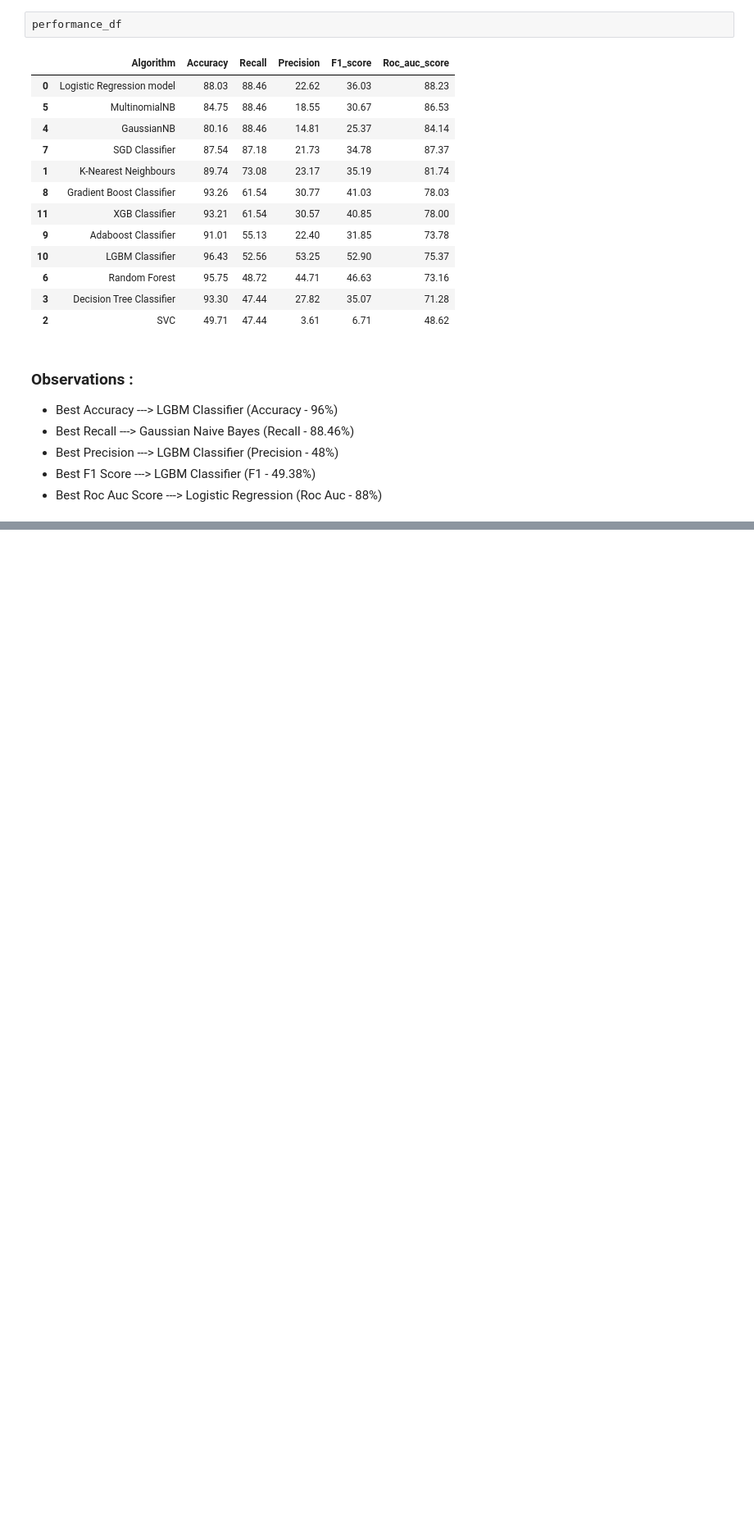
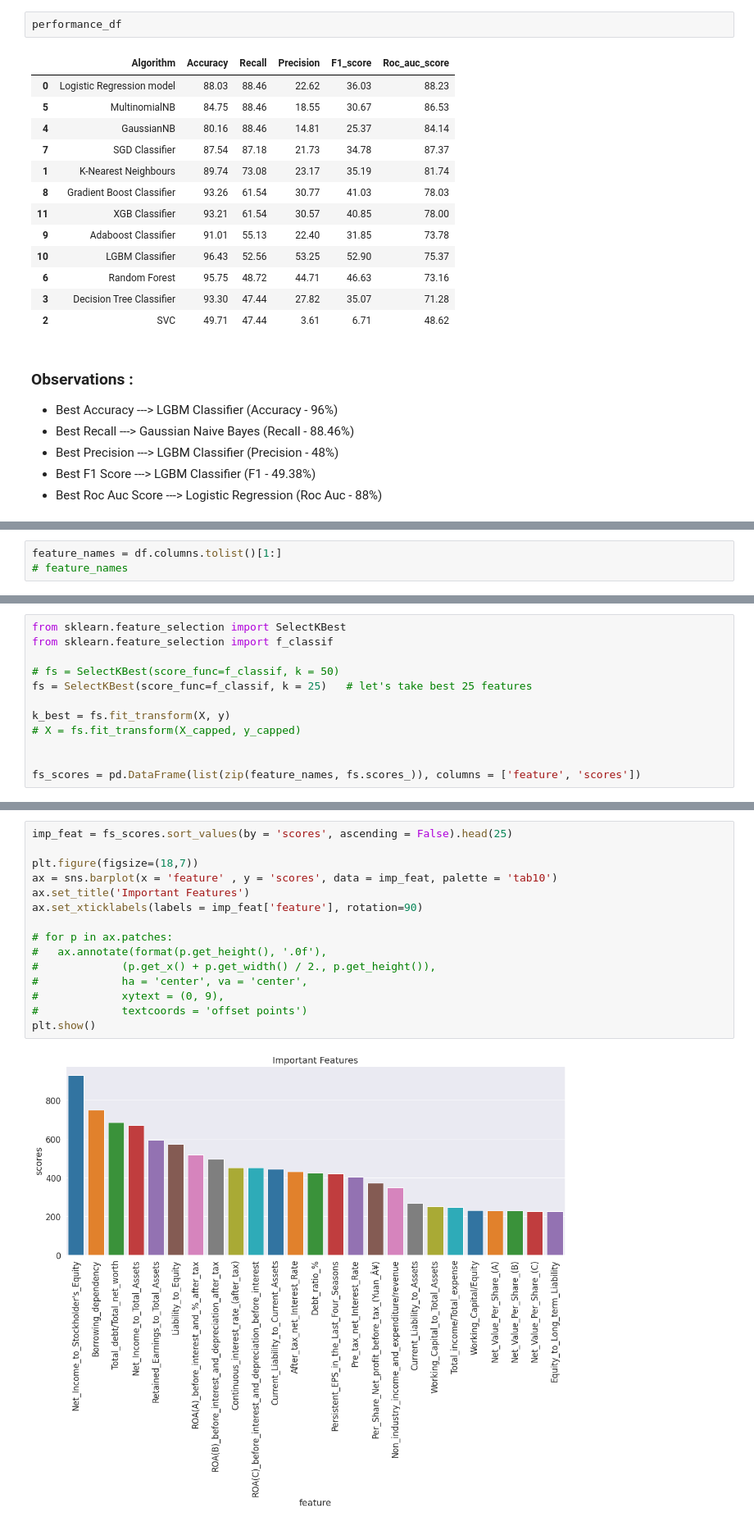
Before and after one commit to RanojoyBiswas/Company-Bankruptcy-Prediction, a Jupyter notebook: COMPANY_BANKRUPTCY_PREDICTION.ipynb, the cells around one changed output, grey strips where cells are left out. Shown at 82% size. Saved outputs shown, nothing was run; the diff lists cells and outputs as text; blank space fills up the shorter version.

```diff
--- a/COMPANY_BANKRUPTCY_PREDICTION.ipynb
+++ b/COMPANY_BANKRUPTCY_PREDICTION.ipynb
@@ -1108,0 +1111,3 @@ performance_df
+# %%
+feature_names = df.columns.tolist()[1:]
+# feature_names
@@ -1108,0 +1130,12 @@ performance_df
+# %%
+from sklearn.feature_selection import SelectKBest
+from sklearn.feature_selection import f_classif
+
+# fs = SelectKBest(score_func=f_classif, k = 50)
+fs = SelectKBest(score_func=f_classif, k = 25)   # let's take best 25 features
+
+k_best = fs.fit_transform(X, y)
+# X = fs.fit_transform(X_capped, y_capped)
+
+
+fs_scores = pd.DataFrame(list(zip(feature_names, fs.scores_)), columns = ['feature', 'scores'])
@@ -1108,0 +1164,17 @@ performance_df
+# %%
+imp_feat = fs_scores.sort_values(by = 'scores', ascending = False).head(25)
+
+plt.figure(figsize=(18,7))
+ax = sns.barplot(x = 'feature' , y = 'scores', data = imp_feat, palette = 'tab10')
+ax.set_title('Important Features')
+ax.set_xticklabels(labels = imp_feat['feature'], rotation=90)
+
+# for p in ax.patches:
+#   ax.annotate(format(p.get_height(), '.0f'),
+#             (p.get_x() + p.get_width() / 2., p.get_height()),
+#             ha = 'center', va = 'center',
+#             xytext = (0, 9),
+#             textcoords = 'offset points')
+plt.show()
+# %% [output]
+[figure, added]
```
Also changed, not shown: parts of 21 cells of this notebook.
